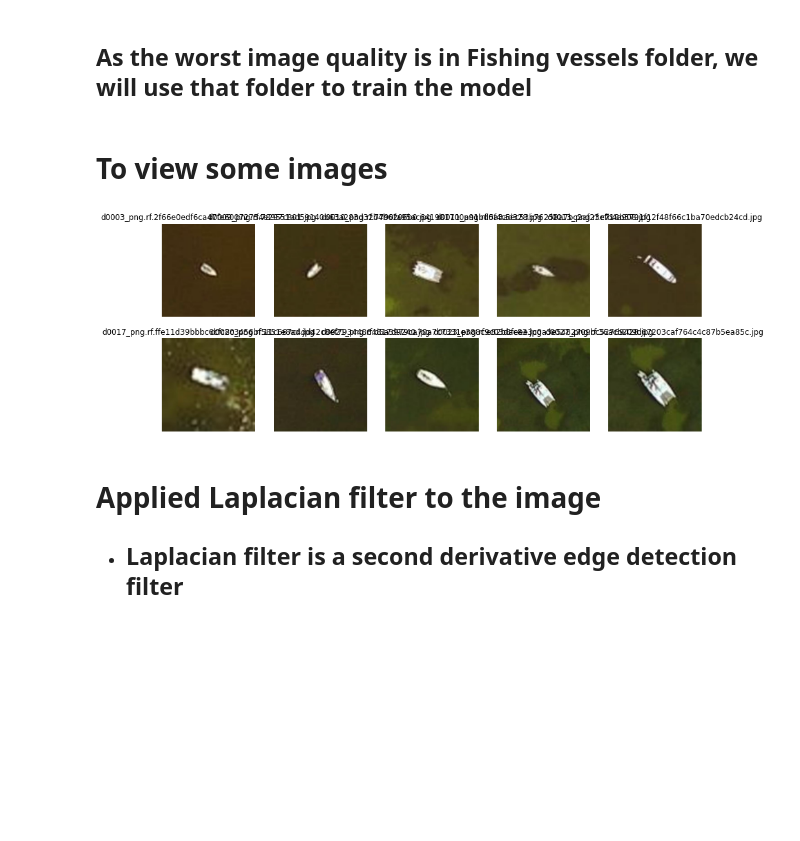
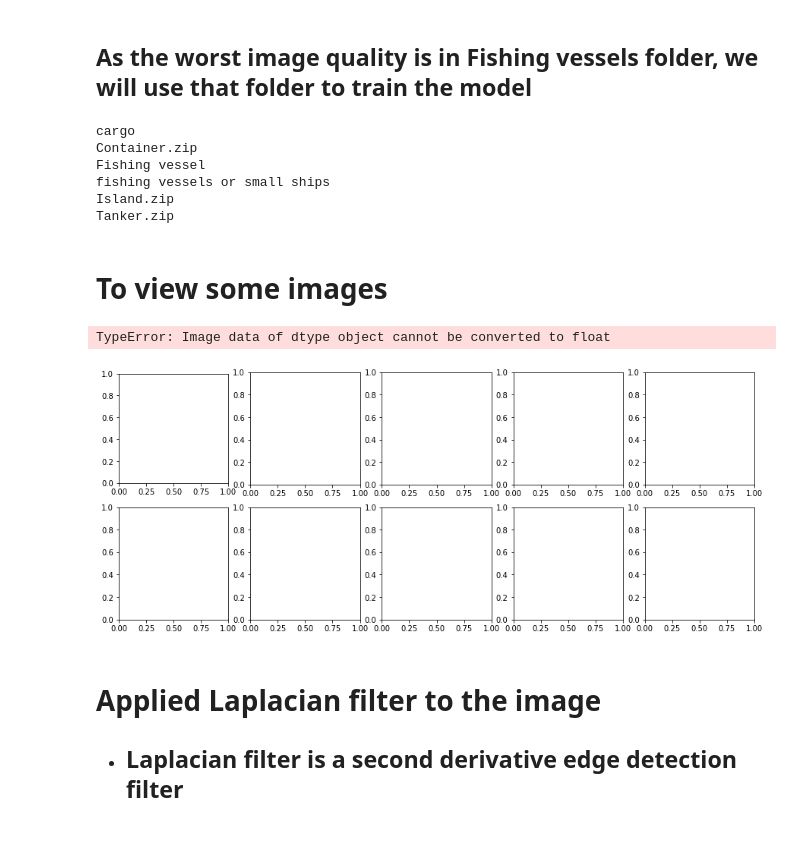
Before and after one commit to ruchiragahlaut/Low-Resolution, a Jupyter notebook: model-backend/research1.ipynb, the cells around one changed output. Saved outputs shown, nothing was run; the diff lists cells and outputs as text; code cells hidden in the pictures; blank space fills up the shorter version.

```diff
--- a/model-backend/research1.ipynb
+++ b/model-backend/research1.ipynb
@@ -7,33 +7,43 @@ import seaborn as sns
 ## As the worst image quality is in Fishing vessels folder, we will use that folder to train the model
 # %%
 # as the worst image quality is in Fishing vessels folder, we will use that folder to train the model
-path = 'Fishing vessel'
+path = 'Data'
 import os
 
 images = os.listdir(path)
-# for i in images:
-#     print(i)
+for i in images:
+
+  print(i)
+# %% [output]
+cargo
+Container.zip
+Fishing vessel
+fishing vessels or small ships
+Island.zip
+Tanker.zip
 # %% [markdown]
 # To view some images
 # %%
 # view some images
 # plt.imshow(cv2.imread('Fishing vessel\\d0003_png.rf.2f66e0edf6ca47fe60072754e297c801.jpg'), cmap='gray')
 
 import cv2
 import matplotlib.pyplot as plt
 
 fig, axs = plt.subplots(2, 5, figsize=(15, 6))
 axs = axs.flatten()
 
 for i in range(10):
-  img = cv2.imread('Fishing vessel\\'+images[i])
+
+  img = cv2.imread('Data\\'+images[i])
   axs[i].imshow(img, cmap='gray')
   axs[i].set_title(images[i])
   axs[i].axis('off')
 
 plt.show()
 # %% [output]
+TypeError: Image data of dtype object cannot be converted to float
-[figure, old version]
+[figure, new version]
 # %% [markdown]
 # Applied Laplacian filter to the image
 - ## Laplacian filter is a second derivative edge detection filter
```
Also changed, not shown: parts of 6 cells of this notebook, 1 other file.
